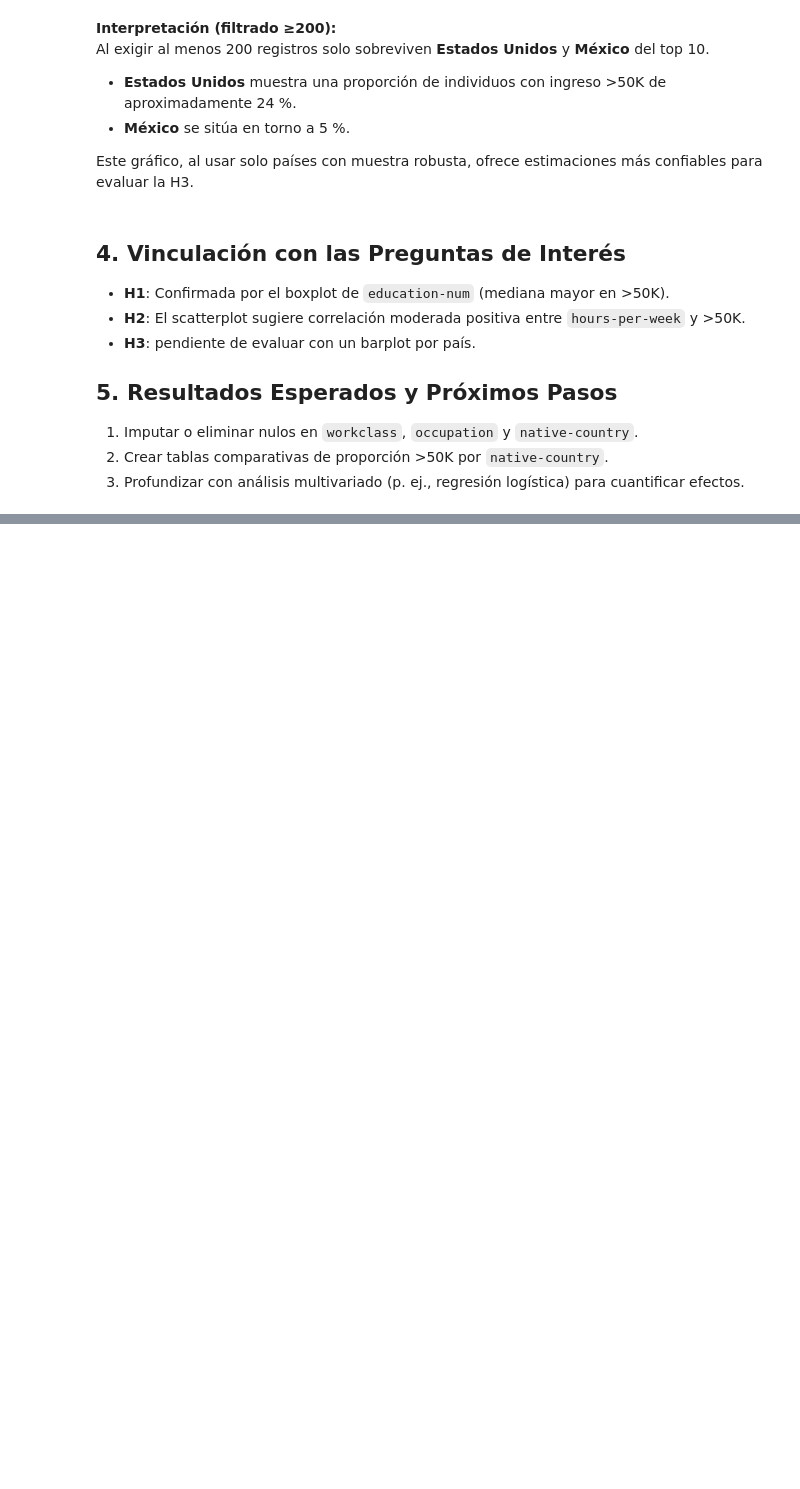
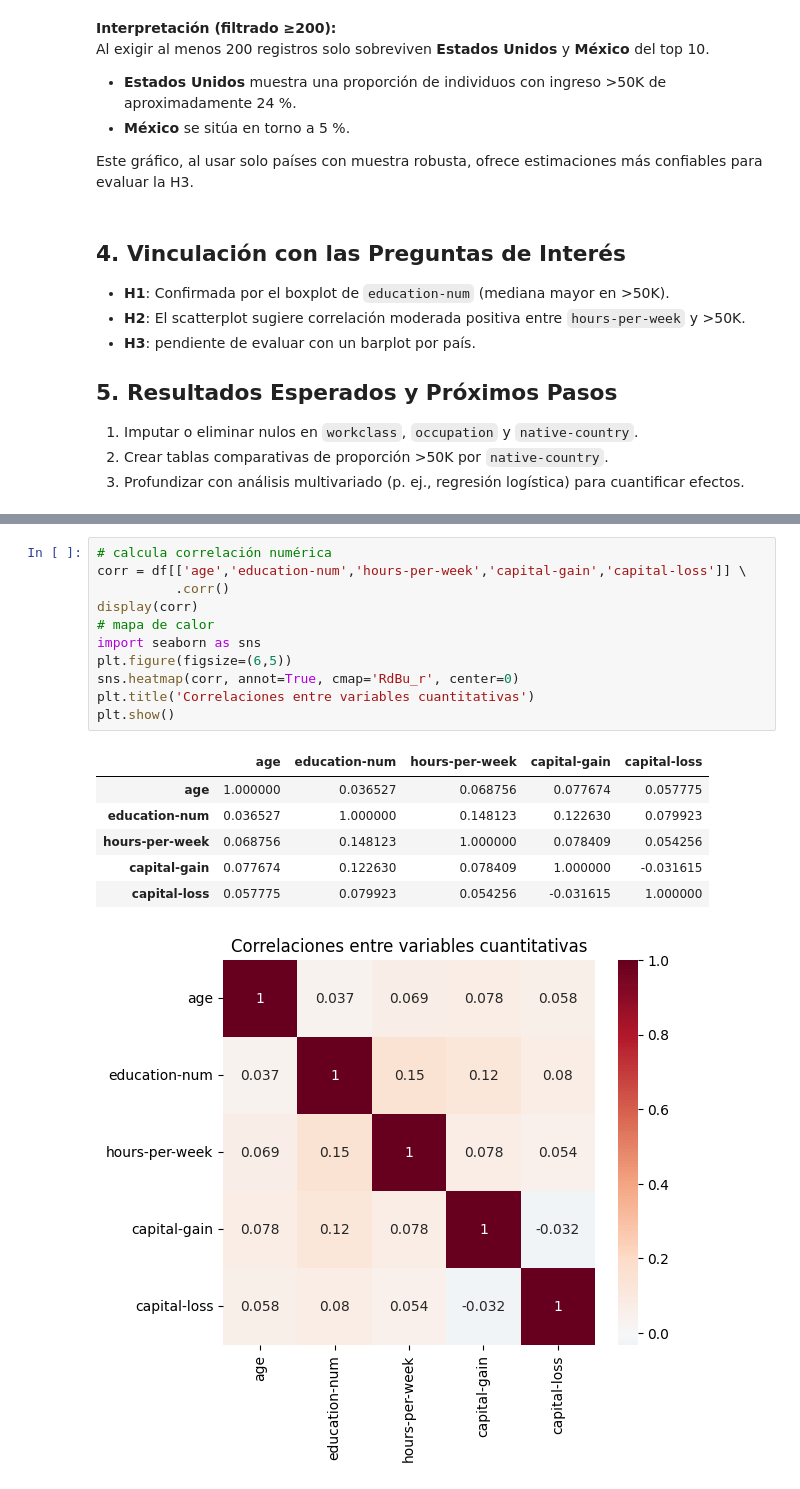
Before and after one commit to LeoAmerio/DS-Coder-Project, a Jupyter notebook: ProyectoDSAmerio.ipynb, the cells around one changed output, grey strips where cells are left out. Saved outputs shown, nothing was run; the diff lists cells and outputs as text; blank space fills up the shorter version.

```diff
--- a/ProyectoDSAmerio.ipynb
+++ b/ProyectoDSAmerio.ipynb
@@ -312,0 +413,19 @@ Este gráfico, al usar solo países con muestra robusta, ofrece estimaciones má
+# %%
+# calcula correlación numérica
+corr = df[['age','education-num','hours-per-week','capital-gain','capital-loss']] \
+          .corr()
+display(corr)
+# mapa de calor
+import seaborn as sns
+plt.figure(figsize=(6,5))
+sns.heatmap(corr, annot=True, cmap='RdBu_r', center=0)
+plt.title('Correlaciones entre variables cuantitativas')
+plt.show()
+# %% [output]
+|  | age | education-num | hours-per-week | capital-gain | capital-loss |
+| age | 1.000000 | 0.036527 | 0.068756 | 0.077674 | 0.057775 |
+| education-num | 0.036527 | 1.000000 | 0.148123 | 0.122630 | 0.079923 |
+| hours-per-week | 0.068756 | 0.148123 | 1.000000 | 0.078409 | 0.054256 |
+| capital-gain | 0.077674 | 0.122630 | 0.078409 | 1.000000 | -0.031615 |
+| capital-loss | 0.057775 | 0.079923 | 0.054256 | -0.031615 | 1.000000 |
+[figure, added]
```
Also changed, not shown: parts of 36 cells of this notebook, 1 other file.
